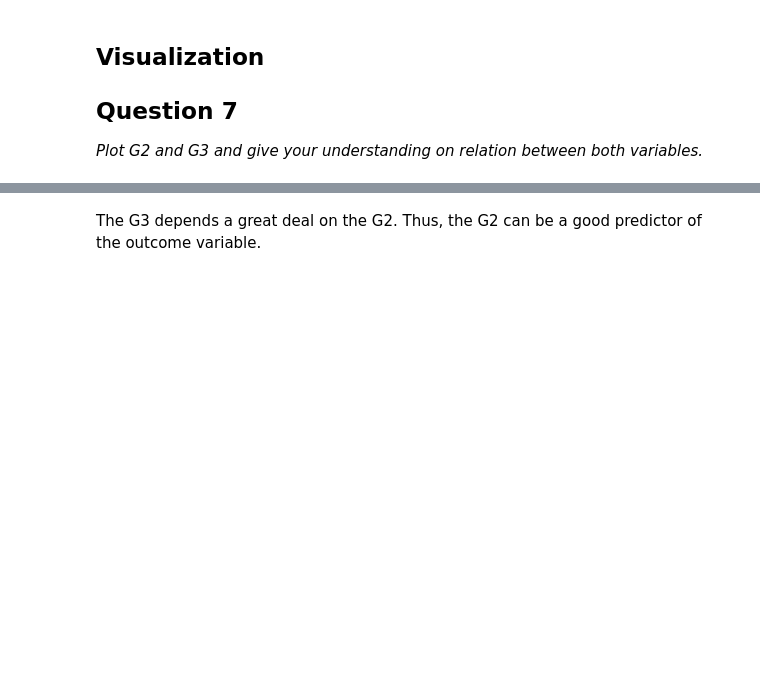
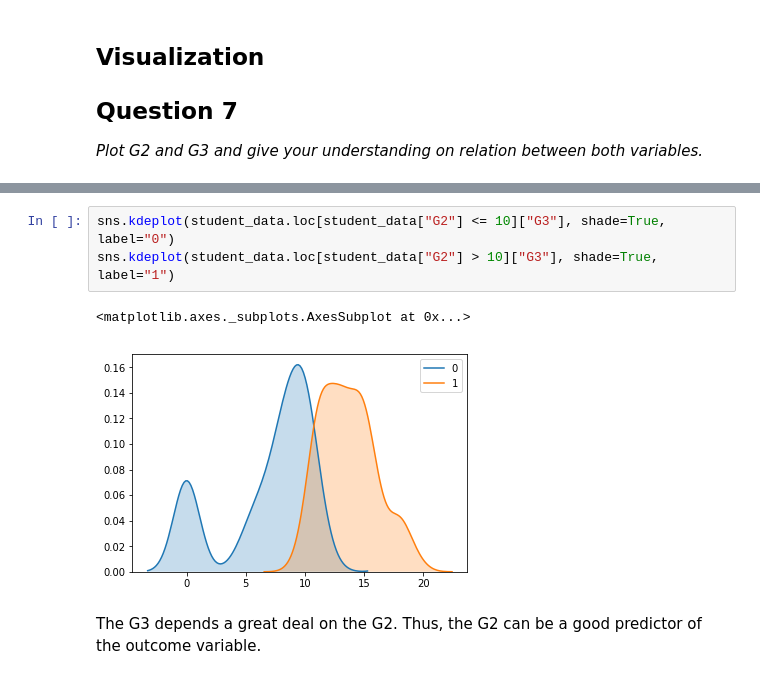
Before and after one commit to GreatLearningAIML1/pune-july19-batch-maheshwariumang, a Jupyter notebook: R3_External_Lab_Logistic_and_Naive_bayes_questions (1).ipynb, the cells around one changed output, grey strips where cells are left out. Saved outputs shown, nothing was run; the diff lists cells and outputs as text; blank space fills up the shorter version.

```diff
--- a/R3_External_Lab_Logistic_and_Naive_bayes_questions (1).ipynb
+++ b/R3_External_Lab_Logistic_and_Naive_bayes_questions (1).ipynb
@@ -252,3 +285,9 @@ student_data_new.head()
+# %%
+sns.kdeplot(student_data.loc[student_data["G2"] <= 10]["G3"], shade=True, label="0")
+sns.kdeplot(student_data.loc[student_data["G2"] > 10]["G3"], shade=True, label="1")
+# %% [output]
+<matplotlib.axes._subplots.AxesSubplot at 0x...>
+[figure, added]
 # %% [markdown]
 
 The G3 depends a great deal on the G2. Thus, the G2 can be a good predictor of the outcome variable.
```
Also changed, not shown: parts of 13 cells of this notebook.
